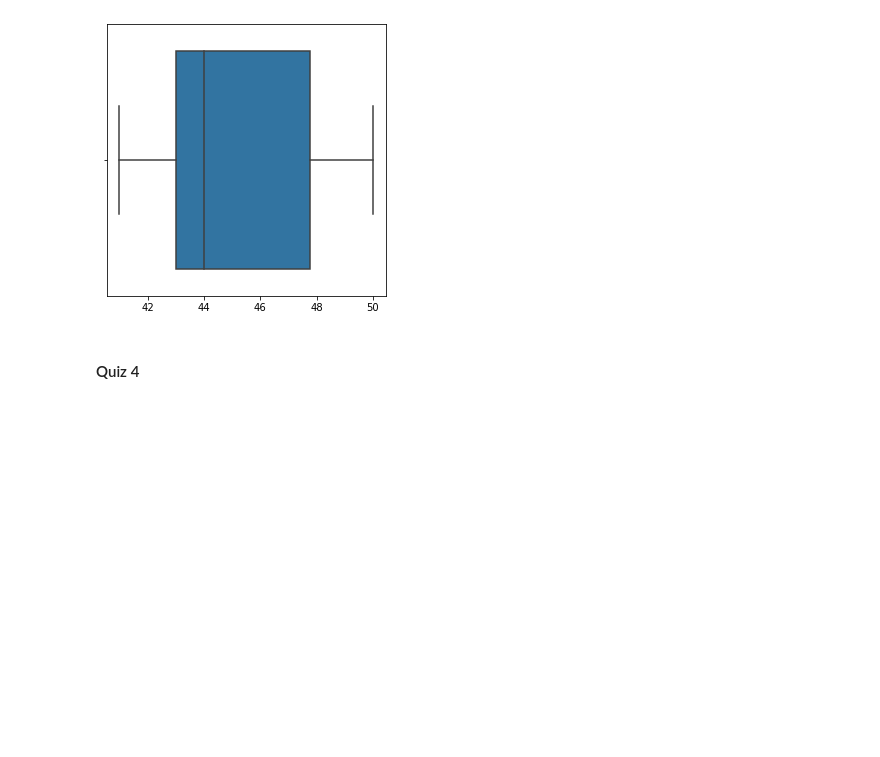
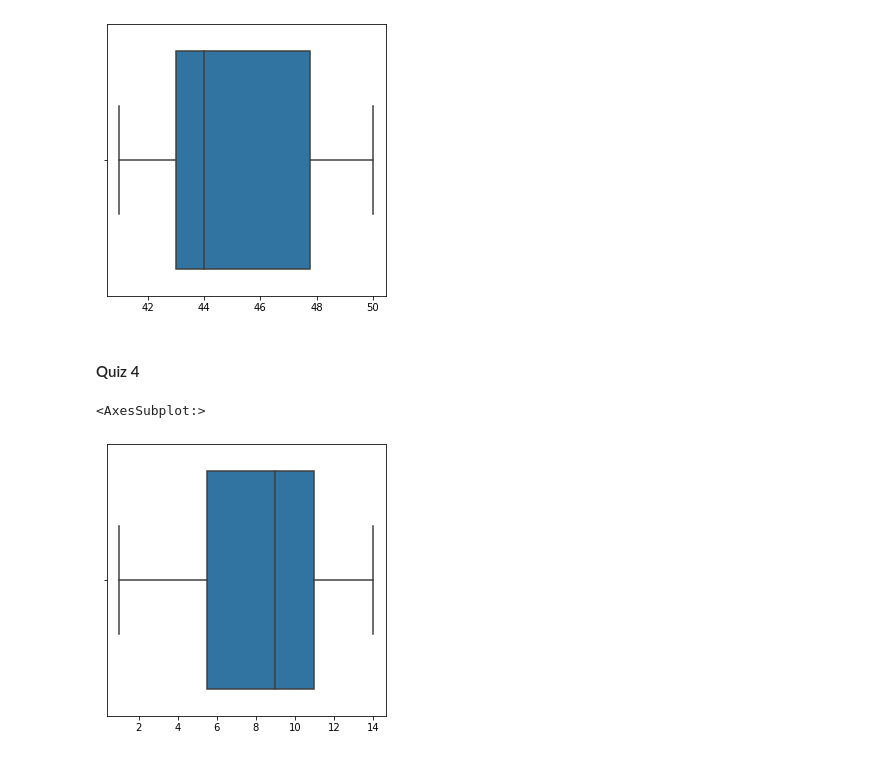
Before and after one commit to mohamedisakr/pre-ap-statistics-python, a Jupyter notebook: 02-one-variable-quantitative-data/box-whisker.ipynb, the cells around one changed output. Saved outputs shown, nothing was run; the diff lists cells and outputs as text; code cells hidden in the pictures; blank space fills up the shorter version.

```diff
--- a/02-one-variable-quantitative-data/box-whisker.ipynb
+++ b/02-one-variable-quantitative-data/box-whisker.ipynb
@@ -73,3 +72,13 @@ sns.boxplot(x=cones)
 [figure]
 # %% [markdown]
 #### Quiz 4
+# %%
+# The data below represents the number of guests staying on each floor of the Luxed Hotel.
+# 1, 3, 5, 7, 9, 9, 11, 11, 13, 14
+# Which box plot correctly summarizes the data?
+guests = pd.Series([1, 3, 5, 7, 9, 9, 11, 11, 13, 14])
+plt.figure(figsize=(5,5))
+sns.boxplot(x=guests)
+# %% [output]
+<AxesSubplot:>
+[figure, added]
```
Also changed, not shown: parts of 3 cells of this notebook.
